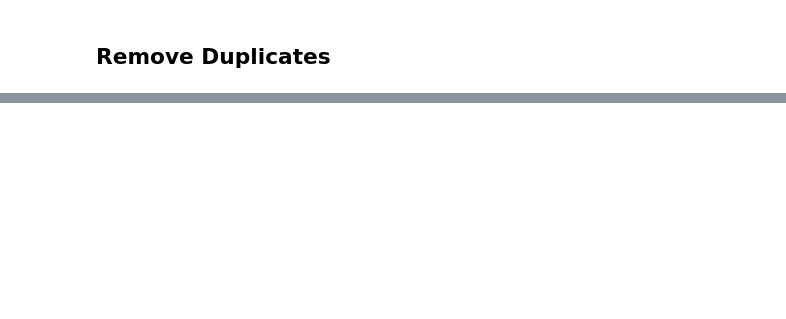
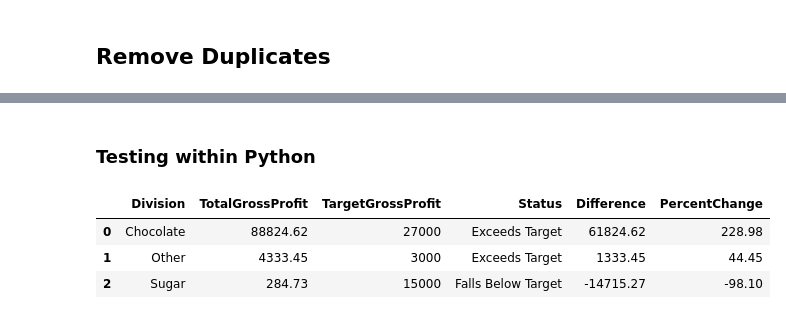
Before and after one commit to jastro-dev/operational-efficiency-and-predictive-analytics-candy-distribution, a Jupyter notebook: main_notebook.ipynb, the cells around one changed output, grey strips where cells are left out. Saved outputs shown, nothing was run; the diff lists cells and outputs as text; code cells hidden in the pictures; blank space fills up the shorter version.

```diff
--- a/main_notebook.ipynb
+++ b/main_notebook.ipynb
@@ -123,0 +388,9 @@ df_factories.drop_duplicates(inplace=True)
+# %%
+import sqlite3
+
+conn = sqlite3.connect('sales_data.db')
+df_sales.to_sql('Sales', conn, if_exists='replace', index=False)
+df_products.to_sql('Products', conn, if_exists='replace', index=False)
+df_targets.to_sql('Targets', conn, if_exists='replace', index=False)
+df_zips.to_sql('US Zips', conn, if_exists='replace', index=False)
+df_factories.to_sql('Factories', conn, if_exists='replace', index=False)
@@ -123,0 +458,51 @@ df_factories.drop_duplicates(inplace=True)
+# %% [markdown]
+### Testing within Python
+# %%
+sql_query = """
+WITH
+    DivisionTargets AS (
+        SELECT
+            Division,
+            Target AS TargetGrossProfit
+        FROM Targets
+    )
+SELECT
+    s.Division,
+    SUM(s."Gross Profit") AS TotalGrossProfit,
+    dt.TargetGrossProfit,
+    CASE
+        WHEN SUM(s."Gross Profit") > dt.TargetGrossProfit THEN 'Exceeds Target'
+        ELSE 'Falls Below Target'
+    END AS Status,
+    ROUND(
+        SUM(s."Gross Profit") - dt.TargetGrossProfit,
+        2
+    ) AS Difference,
+    ROUND(
+        (
+            SUM(s."Gross Profit") - dt.TargetGrossProfit
+        ) / dt.TargetGrossProfit * 100,
+        2
+    ) AS PercentChange
+FROM
+    Sales s
+    LEFT JOIN Products p ON s."Product ID" = p."Product ID"
+    JOIN DivisionTargets dt ON s.Division = dt.Division
+GROUP BY
+    s.Division,
+    dt.TargetGrossProfit
+LIMIT 5;
+"""
+
+cursor = conn.cursor()
+cursor.execute(sql_query)
+results = cursor.fetchall()
+column_names = [description[0] for description in cursor.description]
+results_df = pd.DataFrame(results, columns=column_names)
+
+results_df
+# %% [output]
+|  | Division | TotalGrossProfit | TargetGrossProfit | Status | Difference | PercentChange |
+| 0 | Chocolate | 88824.62 | 27000 | Exceeds Target | 61824.62 | 228.98 |
+| 1 | Other | 4333.45 | 3000 | Exceeds Target | 1333.45 | 44.45 |
+| 2 | Sugar | 284.73 | 15000 | Falls Below Target | -14715.27 | -98.10 |
```
Also changed, not shown: parts of 27 cells of this notebook, 1 other file.
